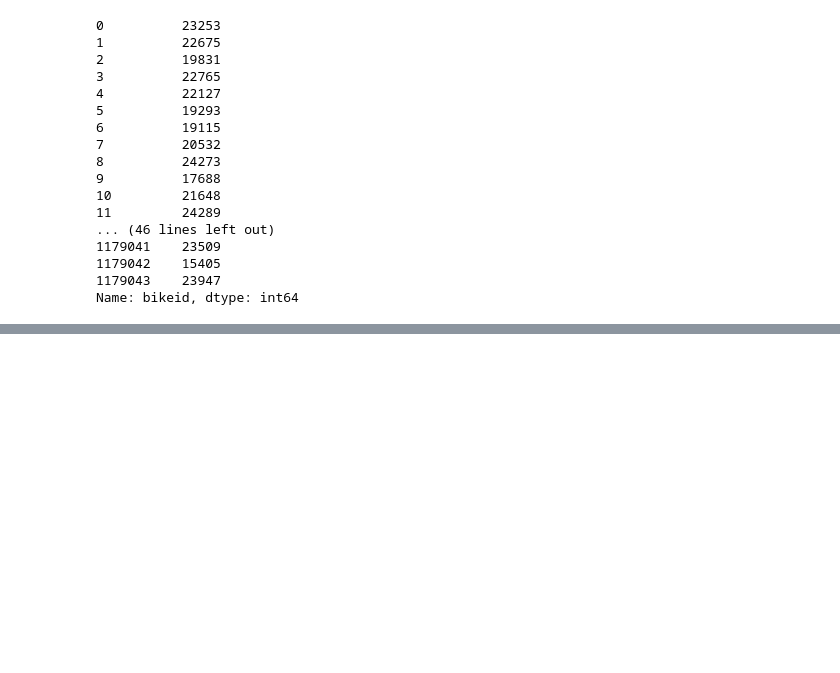
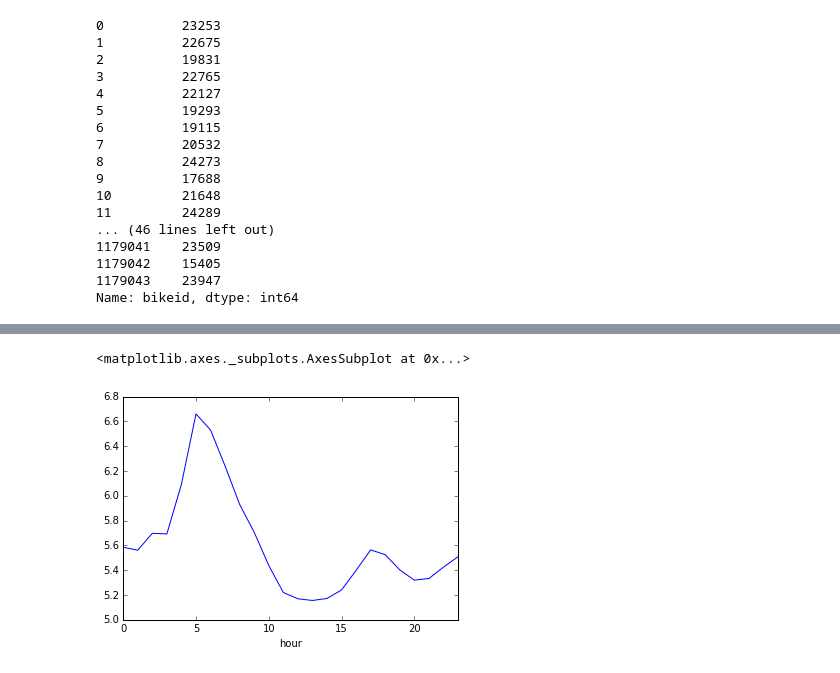
Before and after one commit to dvndrsn/citibike, a Jupyter notebook: Citibike2.ipynb, the cells around one changed output, grey strips where cells are left out. Cells and saved outputs as stored; diff of their text form; code cells hidden in the pictures; blank space fills up the shorter version.

```diff
--- a/Citibike2.ipynb
+++ b/Citibike2.ipynb
@@ -323,0 +350,6 @@ Name: bikeid, dtype: int64
+# %%
+# average speed
+df[df.age < 75].groupby('hour').agg({'mph': np.mean, 'hour': np.size})['mph'].plot()
+# %% [output]
+<matplotlib.axes._subplots.AxesSubplot at 0x...>
+[figure, added]
```
Also changed, not shown: parts of 6 cells of this notebook.
